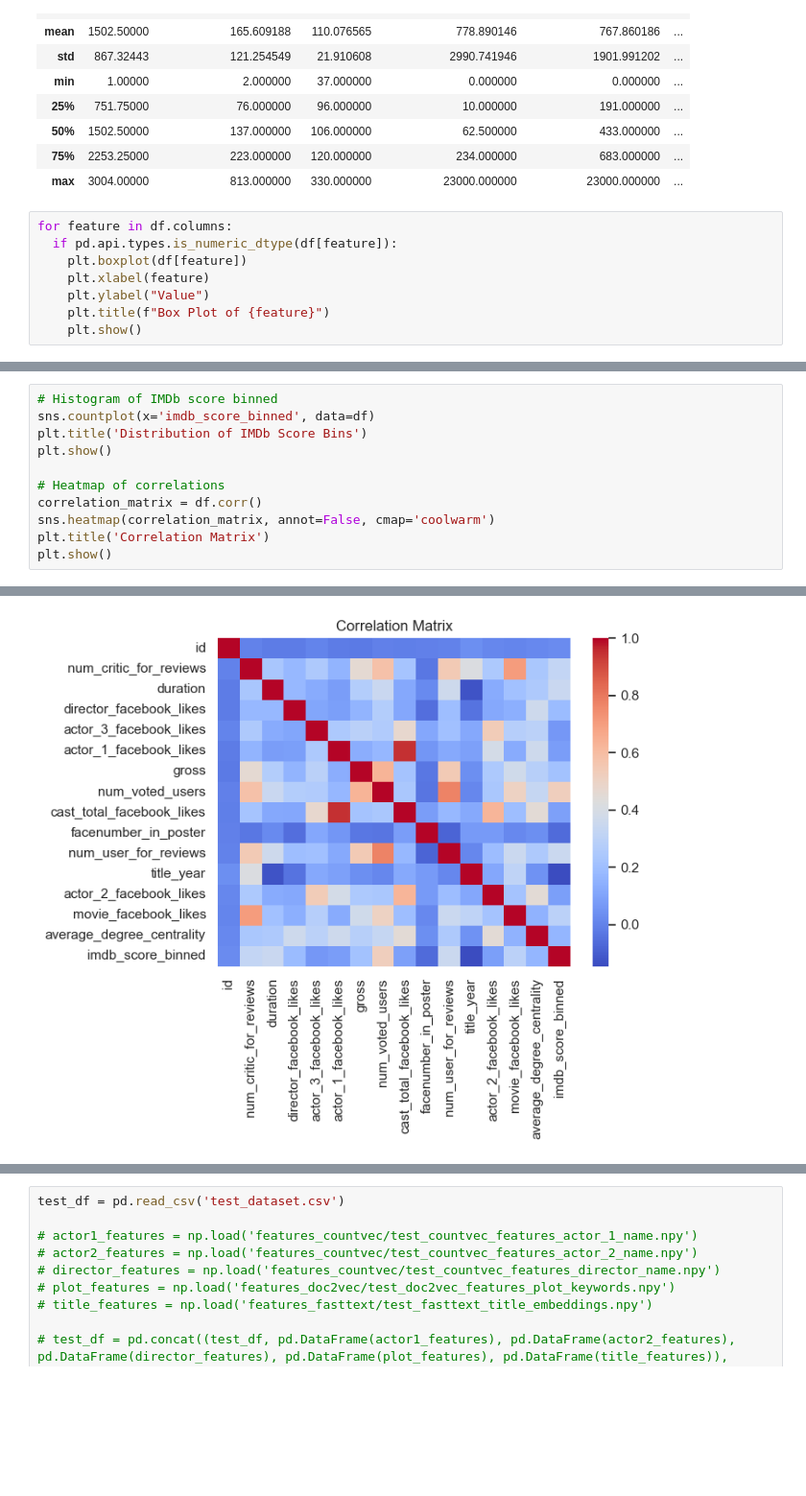
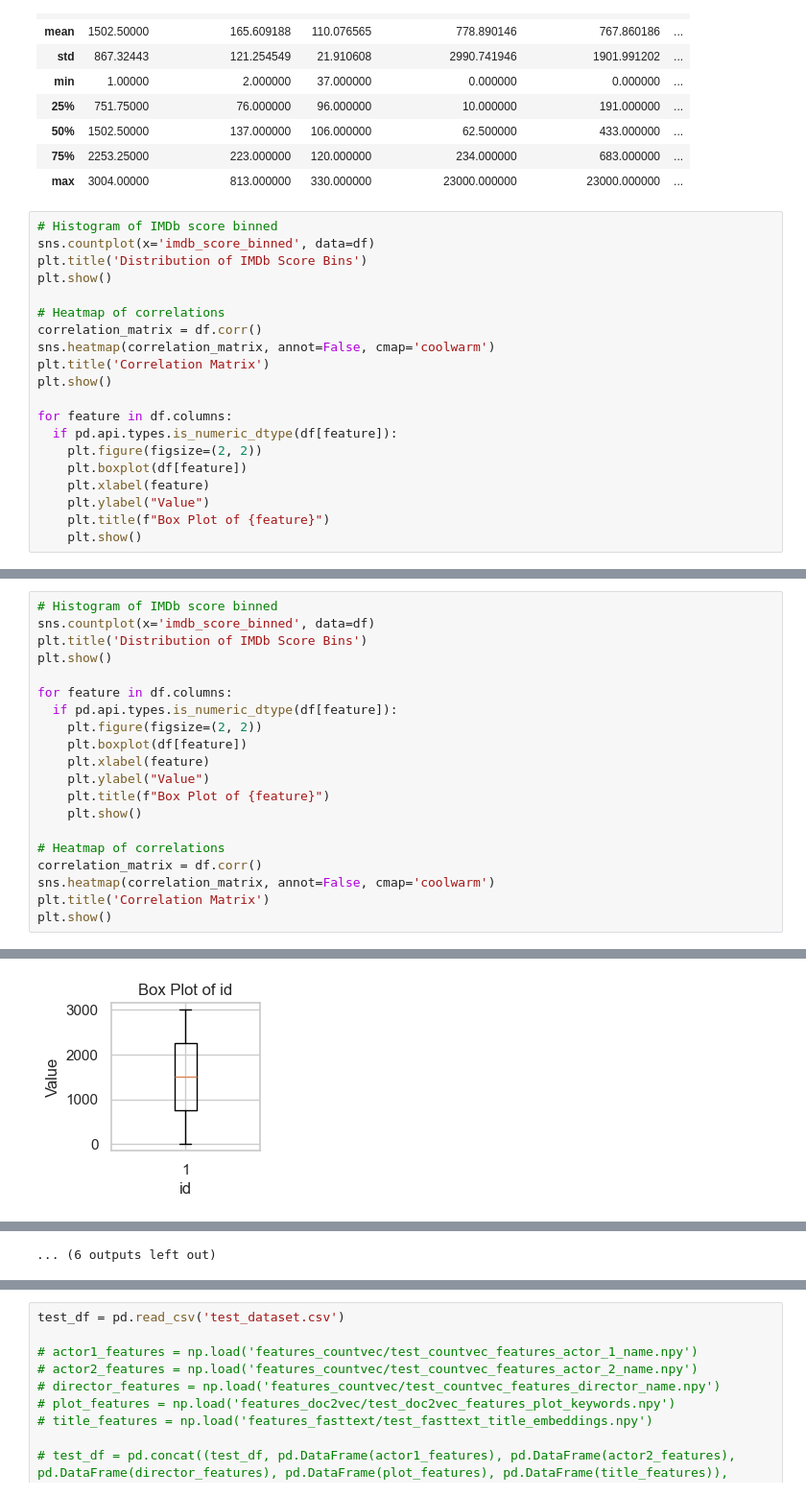
Before and after one commit to jennymai10/movie-rating-prediction, a Jupyter notebook: explore.ipynb, the cells around one changed output, grey strips where cells are left out. Shown at 96% size. Saved outputs shown, nothing was run; the diff lists cells and outputs as text; blank space fills up the shorter version.

```diff
--- a/explore.ipynb
+++ b/explore.ipynb
@@ -79,8 +79,20 @@ df.describe()
 | 75% | 2253.25000 | 223.000000 | 120.000000 | 234.000000 | 683.000000 | ... |
 | max | 3004.00000 | 813.000000 | 330.000000 | 23000.000000 | 23000.000000 | ... |
 # %%
+# Histogram of IMDb score binned
+sns.countplot(x='imdb_score_binned', data=df)
+plt.title('Distribution of IMDb Score Bins')
+plt.show()
+
+# Heatmap of correlations
+correlation_matrix = df.corr()
+sns.heatmap(correlation_matrix, annot=False, cmap='coolwarm')
+plt.title('Correlation Matrix')
+plt.show()
+
 for feature in df.columns:
   if pd.api.types.is_numeric_dtype(df[feature]):
+    plt.figure(figsize=(2, 2))
     plt.boxplot(df[feature])
     plt.xlabel(feature)
     plt.ylabel("Value")
@@ -103,14 +115,23 @@ for feature in df.columns:
 # %%
 # Histogram of IMDb score binned
 sns.countplot(x='imdb_score_binned', data=df)
 plt.title('Distribution of IMDb Score Bins')
 plt.show()
 
+for feature in df.columns:
+  if pd.api.types.is_numeric_dtype(df[feature]):
+    plt.figure(figsize=(2, 2))
+    plt.boxplot(df[feature])
+    plt.xlabel(feature)
+    plt.ylabel("Value")
+    plt.title(f"Box Plot of {feature}")
+    plt.show()
+
 # Heatmap of correlations
 correlation_matrix = df.corr()
 sns.heatmap(correlation_matrix, annot=False, cmap='coolwarm')
 plt.title('Correlation Matrix')
 plt.show()
 # %% [output]
 [figure]
-[figure, old version]
+[figure, new version]
@@ -116,0 +148 @@ plt.show()
+... (6 outputs left out)
```
Also changed, not shown: parts of 7 cells of this notebook, 1 other file.
